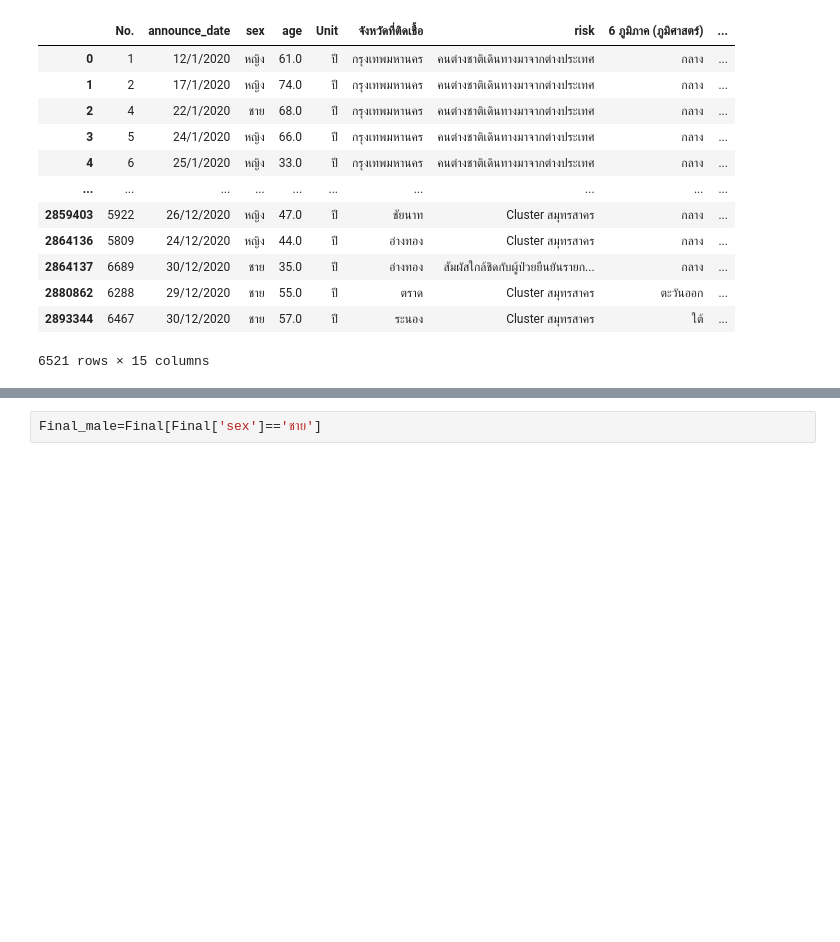
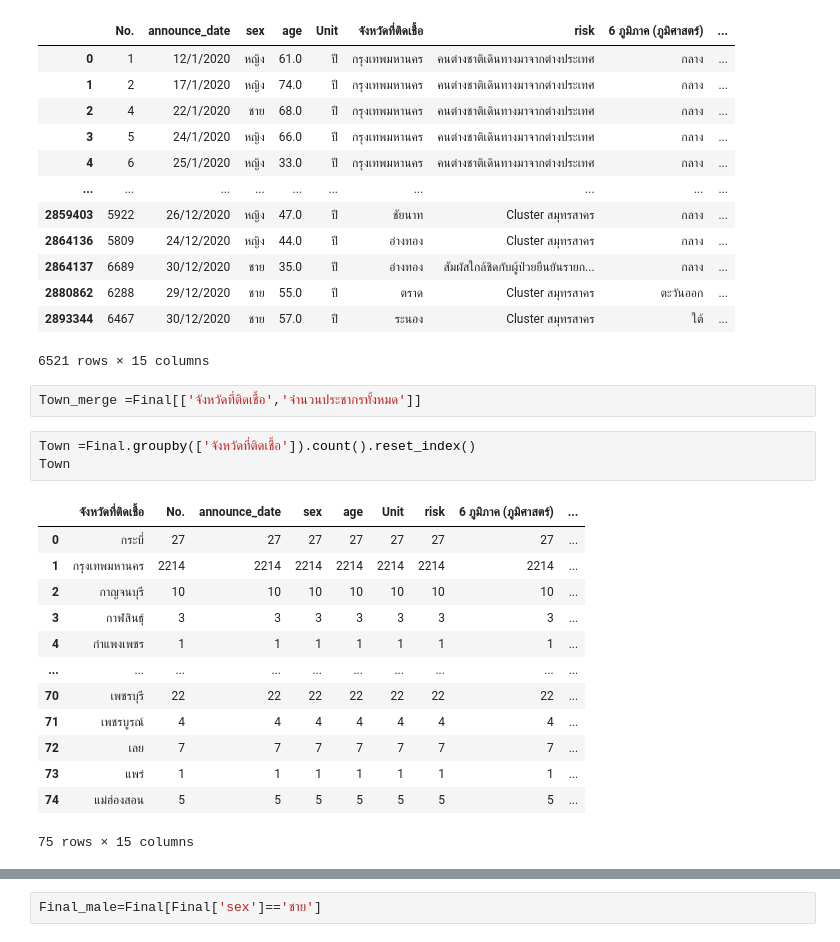
Before and after one commit to chayakonchanlun/data_viz_2022, a Jupyter notebook: Project_Final.ipynb, the cells around one changed output, grey strips where cells are left out. Cells and saved outputs as stored; diff of their text form; blank space fills up the shorter version.

```diff
--- a/Project_Final.ipynb
+++ b/Project_Final.ipynb
@@ -390,3 +394,22 @@ Final
 | 2880862 | 6288 | 29/12/2020 | ชาย | 55.0 | ปี | ตราด | Cluster สมุทรสาคร | ตะวันออก | ... |
 | 2893344 | 6467 | 30/12/2020 | ชาย | 57.0 | ปี | ระนอง | Cluster สมุทรสาคร | ใต้ | ... |
 6521 rows × 15 columns
+# %%
+Town_merge =Final[['จังหวัดที่ติดเชื้อ','จำนวนประชากรทั้งหมด']]
+# %%
+Town =Final.groupby(['จังหวัดที่ติดเชื้อ']).count().reset_index()
+Town
+# %% [output]
+|  | จังหวัดที่ติดเชื้อ | No. | announce_date | sex | age | Unit | risk | 6 ภูมิภาค (ภูมิศาสตร์) | ... |
+| 0 | กระบี่ | 27 | 27 | 27 | 27 | 27 | 27 | 27 | ... |
+| 1 | กรุงเทพมหานคร | 2214 | 2214 | 2214 | 2214 | 2214 | 2214 | 2214 | ... |
+| 2 | กาญจนบุรี | 10 | 10 | 10 | 10 | 10 | 10 | 10 | ... |
+| 3 | กาฬสินธุ์ | 3 | 3 | 3 | 3 | 3 | 3 | 3 | ... |
+| 4 | กำแพงเพชร | 1 | 1 | 1 | 1 | 1 | 1 | 1 | ... |
+| ... | ... | ... | ... | ... | ... | ... | ... | ... | ... |
+| 70 | เพชรบุรี | 22 | 22 | 22 | 22 | 22 | 22 | 22 | ... |
+| 71 | เพชรบูรณ์ | 4 | 4 | 4 | 4 | 4 | 4 | 4 | ... |
+| 72 | เลย | 7 | 7 | 7 | 7 | 7 | 7 | 7 | ... |
+| 73 | แพร่ | 1 | 1 | 1 | 1 | 1 | 1 | 1 | ... |
+| 74 | แม่ฮ่องสอน | 5 | 5 | 5 | 5 | 5 | 5 | 5 | ... |
+75 rows × 15 columns
```
Also changed, not shown: parts of 6 cells of this notebook.
